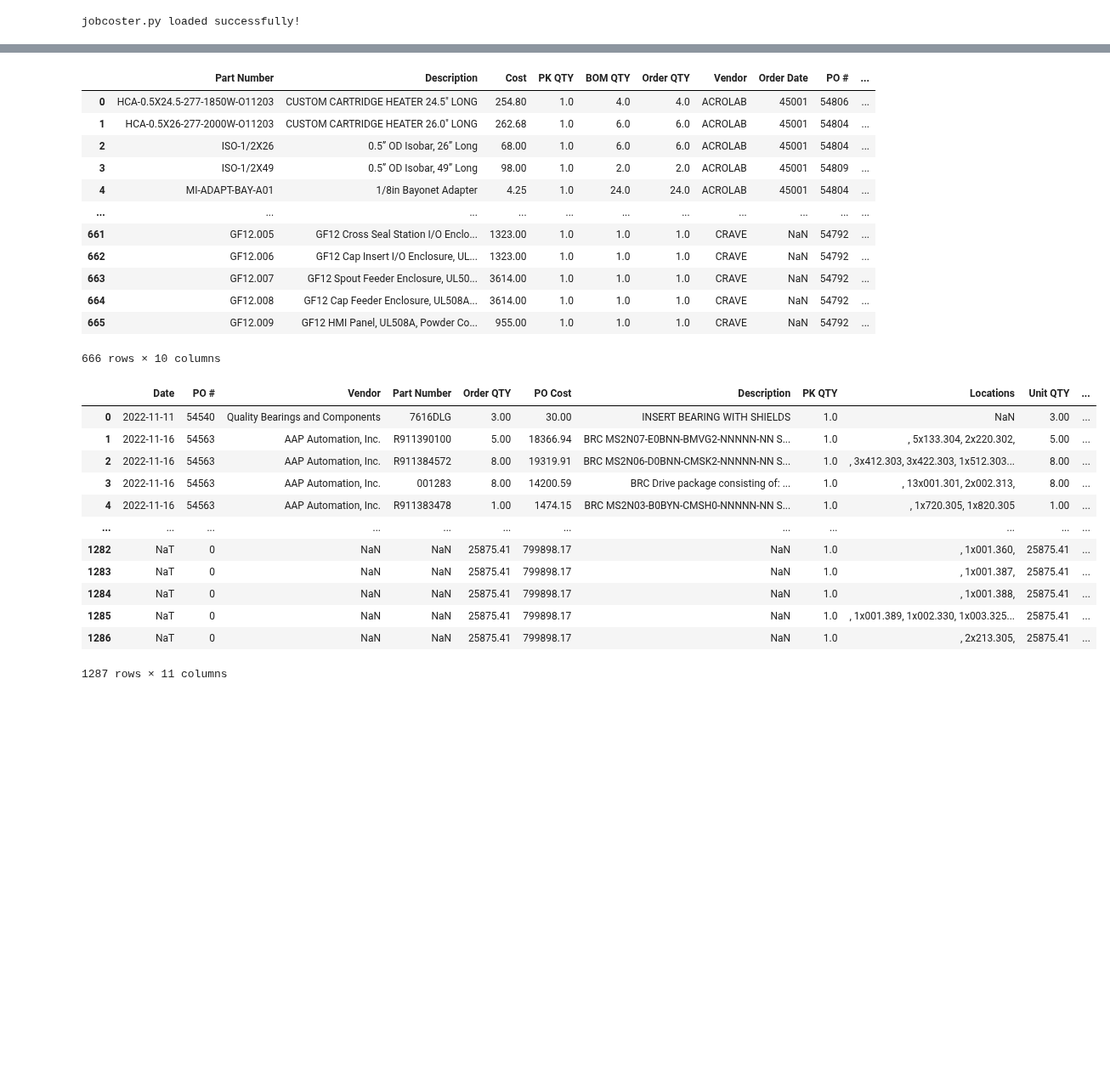
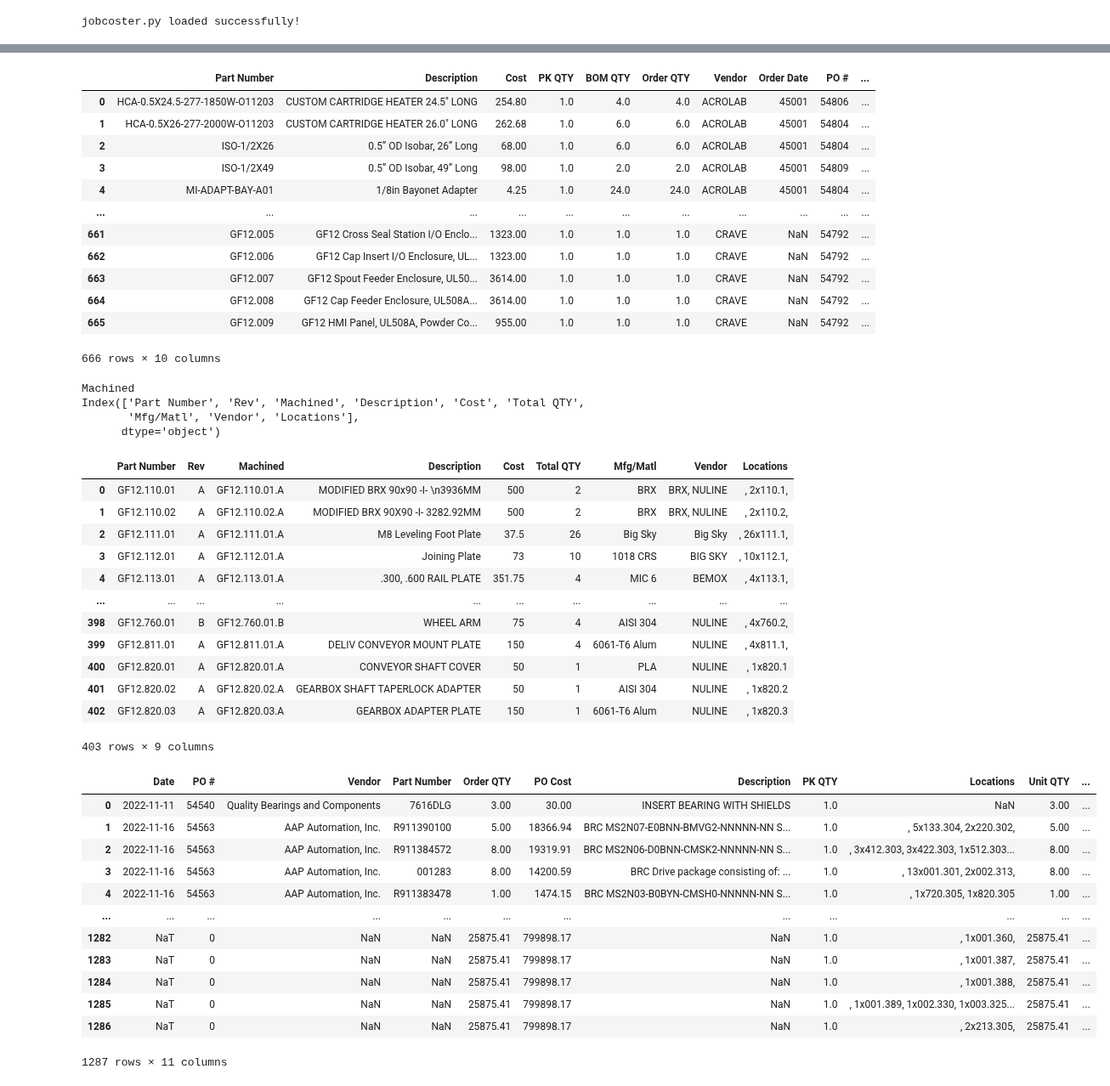
Before and after one commit to austinlackey/job-costing, a Jupyter notebook: main.ipynb, the cells around one changed output, grey strips where cells are left out. Shown at 85% size. Cells and saved outputs as stored; diff of their text form; code cells hidden in the pictures; blank space fills up the shorter version.

```diff
--- a/main.ipynb
+++ b/main.ipynb
@@ -7,9 +7,15 @@ jobcoster.py loaded successfully!
 %run jobcoster.py
 # Import data
 po, assemblies, machined, purchased, extrusion, bolts = loadData("Data/GF12 Data.xlsx")
+print("PO")
 display(po)
+print("Assemblies")
 display(assemblies)
+print("Purchased")
 display(purchased)
+print("Machined")
+print(machined.columns)
+display(machined)
 merge = mergeData(po, assemblies, machined, purchased, extrusion, bolts)
 display(merge)
 # %% [output]
@@ -44,26 +53,43 @@ Data loaded successfully!
 |  | Part Number | Description | Cost | PK QTY | BOM QTY | Order QTY | Vendor | Order Date | PO # | ... |
 | 0 | HCA-0.5X24.5-277-1850W-O11203 | CUSTOM CARTRIDGE HEATER 24.5" LONG | 254.80 | 1.0 | 4.0 | 4.0 | ACROLAB | 45001 | 54806 | ... |
 | 1 | HCA-0.5X26-277-2000W-O11203 | CUSTOM CARTRIDGE HEATER 26.0" LONG | 262.68 | 1.0 | 6.0 | 6.0 | ACROLAB | 45001 | 54804 | ... |
 | 2 | ISO-1/2X26 | 0.5” OD Isobar, 26” Long | 68.00 | 1.0 | 6.0 | 6.0 | ACROLAB | 45001 | 54804 | ... |
 | 3 | ISO-1/2X49 | 0.5” OD Isobar, 49” Long | 98.00 | 1.0 | 2.0 | 2.0 | ACROLAB | 45001 | 54809 | ... |
 | 4 | MI-ADAPT-BAY-A01 | 1/8in Bayonet Adapter | 4.25 | 1.0 | 24.0 | 24.0 | ACROLAB | 45001 | 54804 | ... |
 | ... | ... | ... | ... | ... | ... | ... | ... | ... | ... | ... |
 | 661 | GF12.005 | GF12 Cross Seal Station I/O Enclo... | 1323.00 | 1.0 | 1.0 | 1.0 | CRAVE | NaN | 54792 | ... |
 | 662 | GF12.006 | GF12 Cap Insert I/O Enclosure, UL... | 1323.00 | 1.0 | 1.0 | 1.0 | CRAVE | NaN | 54792 | ... |
 | 663 | GF12.007 | GF12 Spout Feeder Enclosure, UL50... | 3614.00 | 1.0 | 1.0 | 1.0 | CRAVE | NaN | 54792 | ... |
 | 664 | GF12.008 | GF12 Cap Feeder Enclosure, UL508A... | 3614.00 | 1.0 | 1.0 | 1.0 | CRAVE | NaN | 54792 | ... |
 | 665 | GF12.009 | GF12 HMI Panel, UL508A, Powder Co... | 955.00 | 1.0 | 1.0 | 1.0 | CRAVE | NaN | 54792 | ... |
-666 rows × 10 columns
+666 rows × 10 columns
+Machined
+Index(['Part Number', 'Rev', 'Machined', 'Description', 'Cost', 'Total QTY',
+       'Mfg/Matl', 'Vendor', 'Locations'],
+      dtype='object')
-|  | Date | PO # | Vendor | Part Number | Order QTY | PO Cost | Description | PK QTY | Locations | Unit QTY | ... |
-| 0 | 2022-11-11 | 54540 | Quality Bearings and Components | 7616DLG | 3.00 | 30.00 | INSERT BEARING WITH SHIELDS | 1.0 | NaN | 3.00 | ... |
-| 1 | 2022-11-16 | 54563 | AAP Automation, Inc. | R911390100 | 5.00 | 18366.94 | BRC MS2N07-E0BNN-BMVG2-NNNNN-NN S... | 1.0 | , 5x133.304, 2x220.302, | 5.00 | ... |
-| 2 | 2022-11-16 | 54563 | AAP Automation, Inc. | R911384572 | 8.00 | 19319.91 | BRC MS2N06-D0BNN-CMSK2-NNNNN-NN S... | 1.0 | , 3x412.303, 3x422.303, 1x512.303... | 8.00 | ... |
-| 3 | 2022-11-16 | 54563 | AAP Automation, Inc. | 001283 | 8.00 | 14200.59 | BRC Drive package consisting of: ... | 1.0 | , 13x001.301, 2x002.313, | 8.00 | ... |
-| 4 | 2022-11-16 | 54563 | AAP Automation, Inc. | R911383478 | 1.00 | 1474.15 | BRC MS2N03-B0BYN-CMSH0-NNNNN-NN S... | 1.0 | , 1x720.305, 1x820.305 | 1.00 | ... |
-| ... | ... | ... | ... | ... | ... | ... | ... | ... | ... | ... | ... |
-| 1282 | NaT | 0 | NaN | NaN | 25875.41 | 799898.17 | NaN | 1.0 | , 1x001.360, | 25875.41 | ... |
-| 1283 | NaT | 0 | NaN | NaN | 25875.41 | 799898.17 | NaN | 1.0 | , 1x001.387, | 25875.41 | ... |
-| 1284 | NaT | 0 | NaN | NaN | 25875.41 | 799898.17 | NaN | 1.0 | , 1x001.388, | 25875.41 | ... |
-| 1285 | NaT | 0 | NaN | NaN | 25875.41 | 799898.17 | NaN | 1.0 | , 1x001.389, 1x002.330, 1x003.325... | 25875.41 | ... |
-| 1286 | NaT | 0 | NaN | NaN | 25875.41 | 799898.17 | NaN | 1.0 | , 2x213.305, | 25875.41 | ... |
+|  | Part Number | Rev | Machined | Description | Cost | Total QTY | Mfg/Matl | Vendor | Locations |
+| 0 | GF12.110.01 | A | GF12.110.01.A | MODIFIED BRX 90x90 -I- \n3936MM | 500 | 2 | BRX | BRX, NULINE | , 2x110.1, |
+| 1 | GF12.110.02 | A | GF12.110.02.A | MODIFIED BRX 90X90 -I- 3282.92MM | 500 | 2 | BRX | BRX, NULINE | , 2x110.2, |
+| 2 | GF12.111.01 | A | GF12.111.01.A | M8 Leveling Foot Plate | 37.5 | 26 | Big Sky | Big Sky | , 26x111.1, |
+| 3 | GF12.112.01 | A | GF12.112.01.A | Joining Plate | 73 | 10 | 1018 CRS | BIG SKY | , 10x112.1, |
+| 4 | GF12.113.01 | A | GF12.113.01.A | .300, .600 RAIL PLATE | 351.75 | 4 | MIC 6 | BEMOX | , 4x113.1, |
+| ... | ... | ... | ... | ... | ... | ... | ... | ... | ... |
+| 398 | GF12.760.01 | B | GF12.760.01.B | WHEEL ARM | 75 | 4 | AISI 304 | NULINE | , 4x760.2, |
+| 399 | GF12.811.01 | A | GF12.811.01.A | DELIV CONVEYOR MOUNT PLATE | 150 | 4 | 6061-T6 Alum | NULINE | , 4x811.1, |
+| 400 | GF12.820.01 | A | GF12.820.01.A | CONVEYOR SHAFT COVER | 50 | 1 | PLA | NULINE | , 1x820.1 |
+| 401 | GF12.820.02 | A | GF12.820.02.A | GEARBOX SHAFT TAPERLOCK ADAPTER | 50 | 1 | AISI 304 | NULINE | , 1x820.2 |
+| 402 | GF12.820.03 | A | GF12.820.03.A | GEARBOX ADAPTER PLATE | 150 | 1 | 6061-T6 Alum | NULINE | , 1x820.3 |
-1287 rows × 11 columns
+403 rows × 9 columns
+|  | Date | PO # | Vendor | Part Number | Order QTY | PO Cost | Description | PK QTY | Locations | Unit QTY | ... |
+| 0 | 2022-11-11 | 54540 | Quality Bearings and Components | 7616DLG | 3.00 | 30.00 | INSERT BEARING WITH SHIELDS | 1.0 | NaN | 3.00 | ... |
+| 1 | 2022-11-16 | 54563 | AAP Automation, Inc. | R911390100 | 5.00 | 18366.94 | BRC MS2N07-E0BNN-BMVG2-NNNNN-NN S... | 1.0 | , 5x133.304, 2x220.302, | 5.00 | ... |
+| 2 | 2022-11-16 | 54563 | AAP Automation, Inc. | R911384572 | 8.00 | 19319.91 | BRC MS2N06-D0BNN-CMSK2-NNNNN-NN S... | 1.0 | , 3x412.303, 3x422.303, 1x512.303... | 8.00 | ... |
+| 3 | 2022-11-16 | 54563 | AAP Automation, Inc. | 001283 | 8.00 | 14200.59 | BRC Drive package consisting of: ... | 1.0 | , 13x001.301, 2x002.313, | 8.00 | ... |
+| 4 | 2022-11-16 | 54563 | AAP Automation, Inc. | R911383478 | 1.00 | 1474.15 | BRC MS2N03-B0BYN-CMSH0-NNNNN-NN S... | 1.0 | , 1x720.305, 1x820.305 | 1.00 | ... |
+| ... | ... | ... | ... | ... | ... | ... | ... | ... | ... | ... | ... |
+| 1282 | NaT | 0 | NaN | NaN | 25875.41 | 799898.17 | NaN | 1.0 | , 1x001.360, | 25875.41 | ... |
+| 1283 | NaT | 0 | NaN | NaN | 25875.41 | 799898.17 | NaN | 1.0 | , 1x001.387, | 25875.41 | ... |
+| 1284 | NaT | 0 | NaN | NaN | 25875.41 | 799898.17 | NaN | 1.0 | , 1x001.388, | 25875.41 | ... |
+| 1285 | NaT | 0 | NaN | NaN | 25875.41 | 799898.17 | NaN | 1.0 | , 1x001.389, 1x002.330, 1x003.325... | 25875.41 | ... |
+| 1286 | NaT | 0 | NaN | NaN | 25875.41 | 799898.17 | NaN | 1.0 | , 2x213.305, | 25875.41 | ... |
+1287 rows × 11 columns
```
Also changed, not shown: parts of 4 cells of this notebook, 4 other files.
